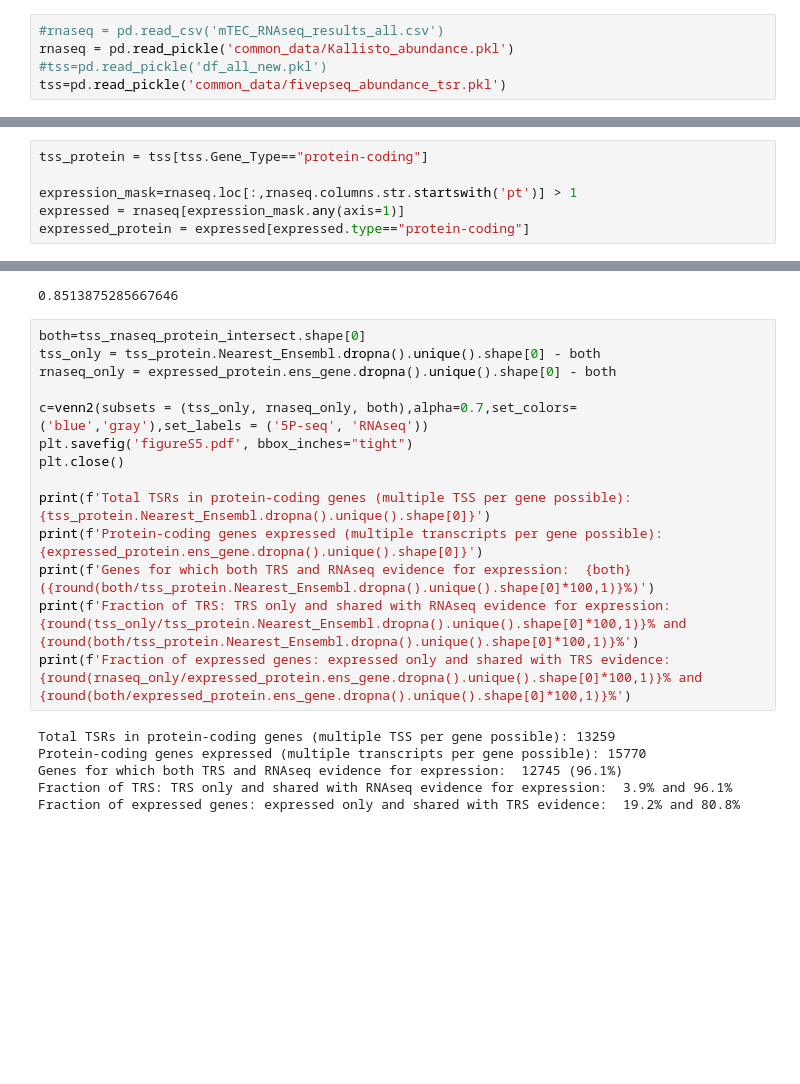
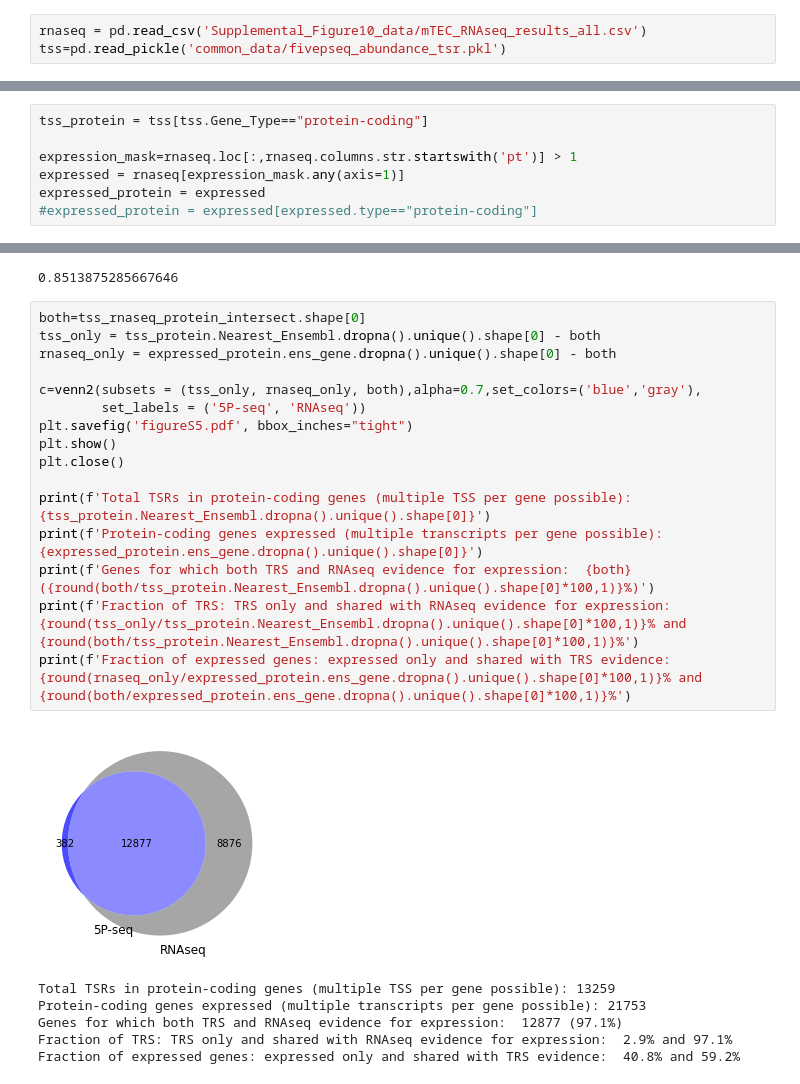
Before and after one commit to meyer-lab-cshl/transcriptomic-diversity-human-mTECs, a Jupyter notebook: Figures/Supplemental-Figure10.ipynb, the cells around one changed output, grey strips where cells are left out. Cells and saved outputs as stored; diff of their text form; blank space fills up the shorter version.

Commit message:
Update ERE and concordance notebooks and data

```diff
--- a/Figures/Supplemental-Figure10.ipynb
+++ b/Figures/Supplemental-Figure10.ipynb
@@ -10,5 +11,3 @@ import statsmodels.api as sm
 # %%
-#rnaseq = pd.read_csv('mTEC_RNAseq_results_all.csv')
-rnaseq = pd.read_pickle('common_data/Kallisto_abundance.pkl')
-#tss=pd.read_pickle('df_all_new.pkl')
+rnaseq = pd.read_csv('Supplemental_Figure10_data/mTEC_RNAseq_results_all.csv')
 tss=pd.read_pickle('common_data/fivepseq_abundance_tsr.pkl')
@@ -33,4 +16,5 @@ tss_protein = tss[tss.Gene_Type=="protein-coding"]
 
 expression_mask=rnaseq.loc[:,rnaseq.columns.str.startswith('pt')] > 1
 expressed = rnaseq[expression_mask.any(axis=1)]
-expressed_protein = expressed[expressed.type=="protein-coding"]
+expressed_protein = expressed
+#expressed_protein = expressed[expressed.type=="protein-coding"]
@@ -49,20 +31,23 @@ tss_rnaseq_intersect[0]/tss.Nearest_Ensembl.dropna().unique().shape[0]
 # %%
 both=tss_rnaseq_protein_intersect.shape[0]
 tss_only = tss_protein.Nearest_Ensembl.dropna().unique().shape[0] - both
 rnaseq_only = expressed_protein.ens_gene.dropna().unique().shape[0] - both
 
-c=venn2(subsets = (tss_only, rnaseq_only, both),alpha=0.7,set_colors=('blue','gray'),set_labels = ('5P-seq', 'RNAseq'))
+c=venn2(subsets = (tss_only, rnaseq_only, both),alpha=0.7,set_colors=('blue','gray'),
+        set_labels = ('5P-seq', 'RNAseq'))
 plt.savefig('figureS5.pdf', bbox_inches="tight")
+plt.show()
 plt.close()
 
 print(f'Total TSRs in protein-coding genes (multiple TSS per gene possible): {tss_protein.Nearest_Ensembl.dropna().unique().shape[0]}')
 print(f'Protein-coding genes expressed (multiple transcripts per gene possible): {expressed_protein.ens_gene.dropna().unique().shape[0]}')
 print(f'Genes for which both TRS and RNAseq evidence for expression:  {both} ({round(both/tss_protein.Nearest_Ensembl.dropna().unique().shape[0]*100,1)}%)')
 print(f'Fraction of TRS: TRS only and shared with RNAseq evidence for expression:  {round(tss_only/tss_protein.Nearest_Ensembl.dropna().unique().shape[0]*100,1)}% and {round(both/tss_protein.Nearest_Ensembl.dropna().unique().shape[0]*100,1)}%')
 print(f'Fraction of expressed genes: expressed only and shared with TRS evidence:  {round(rnaseq_only/expressed_protein.ens_gene.dropna().unique().shape[0]*100,1)}% and {round(both/expressed_protein.ens_gene.dropna().unique().shape[0]*100,1)}%')
 # %% [output]
+[figure, added]
 Total TSRs in protein-coding genes (multiple TSS per gene possible): 13259
-Protein-coding genes expressed (multiple transcripts per gene possible): 15770
-Genes for which both TRS and RNAseq evidence for expression:  12745 (96.1%)
-Fraction of TRS: TRS only and shared with RNAseq evidence for expression:  3.9% and 96.1%
-Fraction of expressed genes: expressed only and shared with TRS evidence:  19.2% and 80.8%
+Protein-coding genes expressed (multiple transcripts per gene possible): 21753
+Genes for which both TRS and RNAseq evidence for expression:  12877 (97.1%)
+Fraction of TRS: TRS only and shared with RNAseq evidence for expression:  2.9% and 97.1%
+Fraction of expressed genes: expressed only and shared with TRS evidence:  40.8% and 59.2%
```
Also changed, not shown: parts of 4 cells of this notebook, 7 other files.
